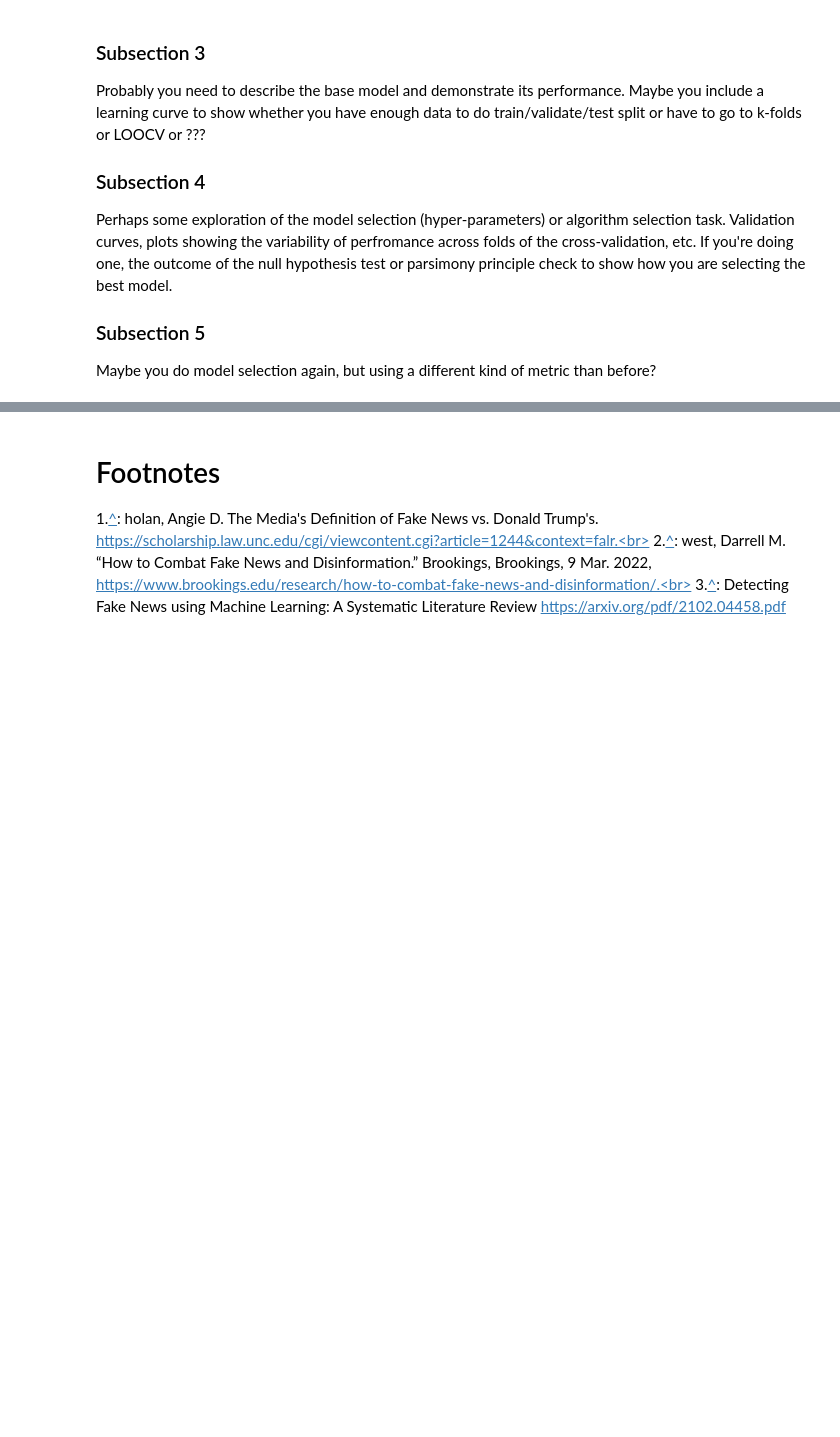
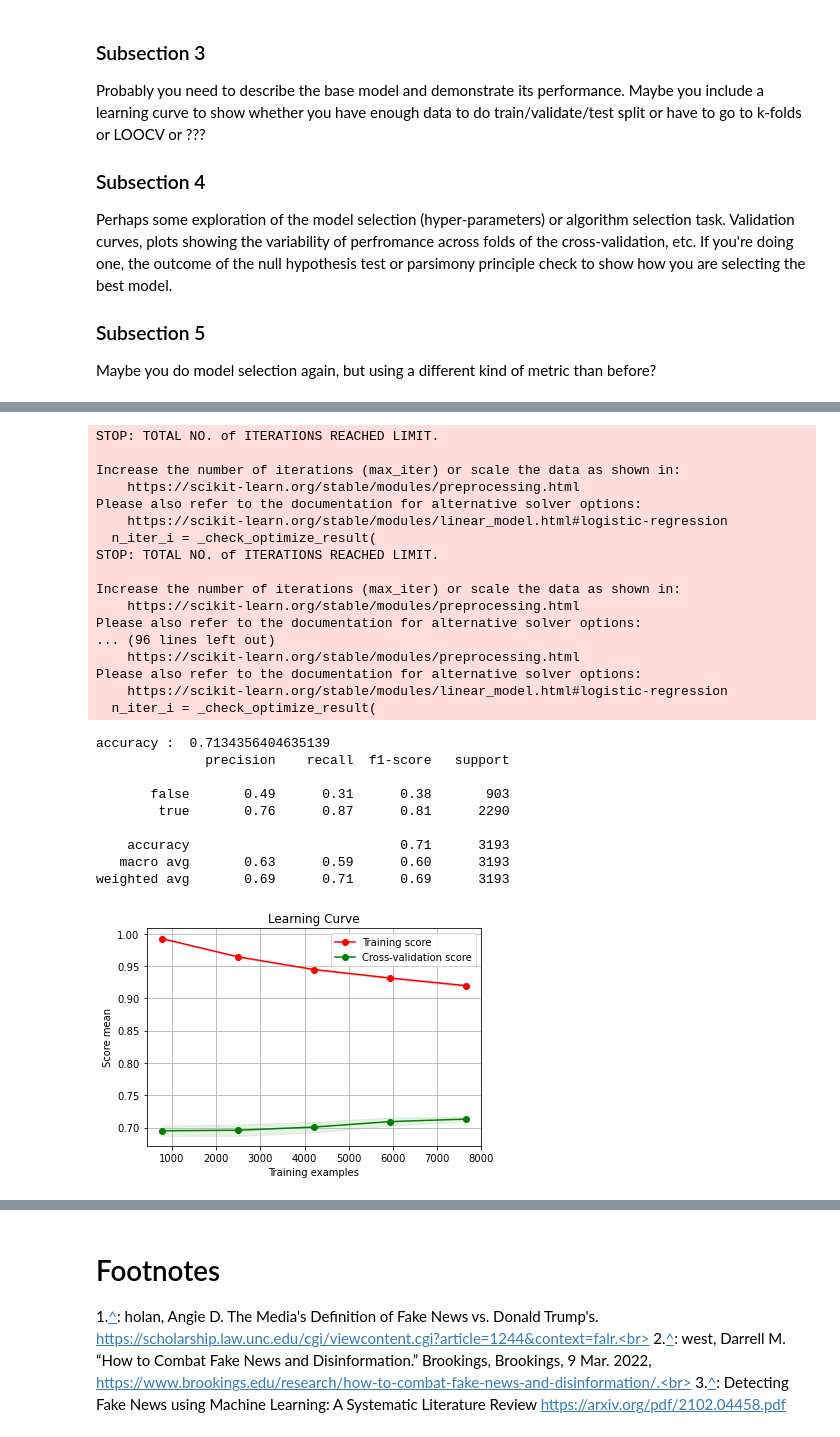
Before and after one commit to COGS118A/Group011-Wi23, a Jupyter notebook: FinalProjectGroup011-Wi23.ipynb, the cells around one changed output, grey strips where cells are left out. Saved outputs shown, nothing was run; the diff lists cells and outputs as text; code cells hidden in the pictures; blank space fills up the shorter version.

```diff
--- a/FinalProjectGroup011-Wi23.ipynb
+++ b/FinalProjectGroup011-Wi23.ipynb
@@ -364,0 +422,73 @@ Reiterate your main point and in just a few sentences tell us how your results s
+# %%
+# define classification function using model
+def classification(clf, X, y):
+    X_train, X_test, y_train, y_test = train_test_split(X, y)
+    clf.fit(X_train, y_train)
+    y_pred = clf.predict(X_test)
+
+    # using 5 fold cross validation
+    train_size,train_score,test_score = learning_curve(clf, X_train, y_train, cv=5)
+    sklearn_evaluation.plot.learning_curve(train_score, test_score, train_size)
+
+    acc = np.mean(y_test == y_pred)
+    clf_table = classification_report(y_test, y_pred, target_names=['false', 'true'])
+
+    return acc, clf_table
+# %%
+#Using bag of word (CounterVectorize)
+# vanila logistic regression
+model_lgr_vanila = Pipeline([
+        ('feature_extractor',Feature.countV),
+        ('clf',LogisticRegression())
+        ])
+
+# set l2 penalty and C = 0.01 (need to regularize)
+model_lgr = Pipeline([
+        ('feature_extractor',Feature.countV),
+        ('lgr_clf',LogisticRegression(penalty='l2', C=0.01))
+        ])
+
+# vanila Linear SVM
+model_svm_vanila = Pipeline([
+        ('feature_extractor',Feature.countV),
+        ('svm_clf',svm.LinearSVC())
+        ])
+
+# vanila Linear SVM
+model_svm = Pipeline([
+        ('feature_extractor',Feature.countV),
+        ('svm_clf',svm.LinearSVC(loss = 'hinge', C = 0.1))
+        ])
+# %%
+# vanila logistic regression
+acc, table = classification(model_lgr_vanila, X, y)
+print("accuracy : ",acc)
+print(table)
+# %% [output]
+STOP: TOTAL NO. of ITERATIONS REACHED LIMIT.
+
+Increase the number of iterations (max_iter) or scale the data as shown in:
+    https://scikit-learn.org/stable/modules/preprocessing.html
+Please also refer to the documentation for alternative solver options:
+    https://scikit-learn.org/stable/modules/linear_model.html#logistic-regression
+  n_iter_i = _check_optimize_result(
+STOP: TOTAL NO. of ITERATIONS REACHED LIMIT.
+
+Increase the number of iterations (max_iter) or scale the data as shown in:
+    https://scikit-learn.org/stable/modules/preprocessing.html
+Please also refer to the documentation for alternative solver options:
+... (96 lines left out)
+    https://scikit-learn.org/stable/modules/preprocessing.html
+Please also refer to the documentation for alternative solver options:
+    https://scikit-learn.org/stable/modules/linear_model.html#logistic-regression
+  n_iter_i = _check_optimize_result(
+accuracy :  0.7134356404635139
+              precision    recall  f1-score   support
+
+       false       0.49      0.31      0.38       903
+        true       0.76      0.87      0.81      2290
+
+    accuracy                           0.71      3193
+   macro avg       0.63      0.59      0.60      3193
+weighted avg       0.69      0.71      0.69      3193
+[figure, added]
```
Also changed, not shown: parts of 8 cells of this notebook.
